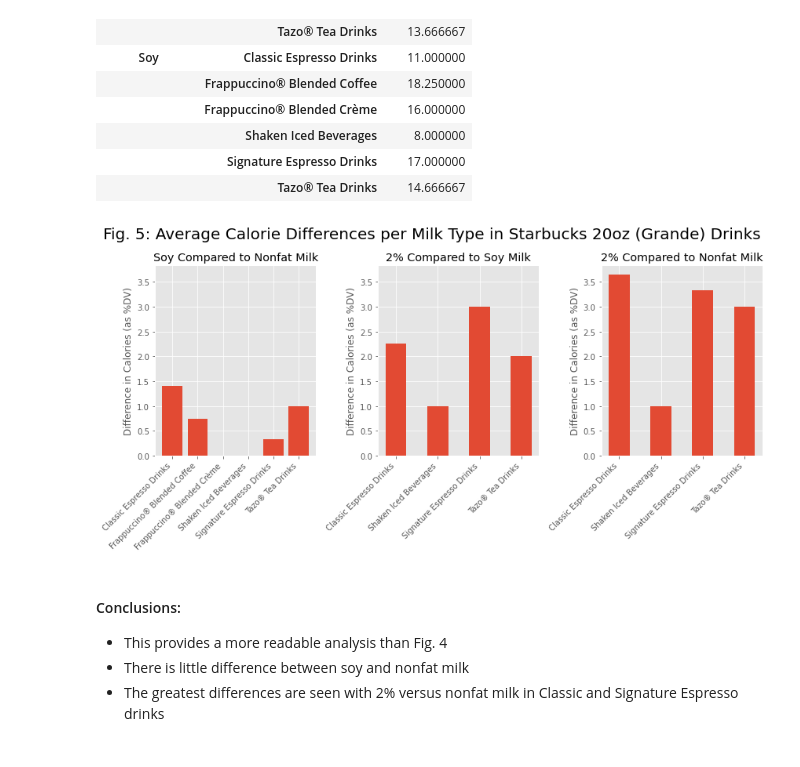
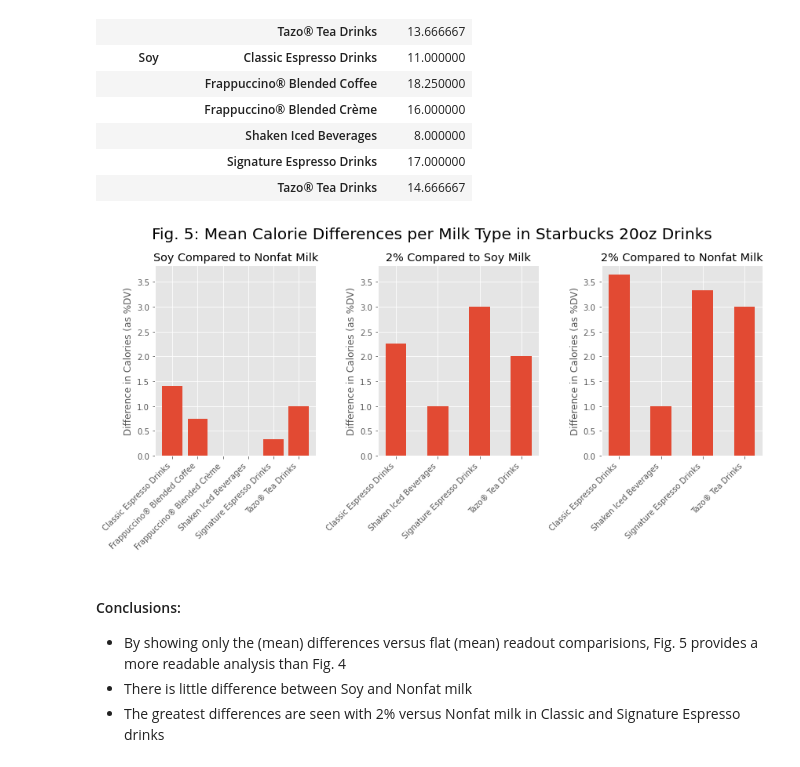
Before and after one commit to Ugi77/projects, a Jupyter notebook: NutritionAnalysisTour/desc_stats_pandas.ipynb, the cells around one changed output. Cells and saved outputs as stored; diff of their text form; code cells hidden in the pictures.

```diff
--- a/NutritionAnalysisTour/desc_stats_pandas.ipynb
+++ b/NutritionAnalysisTour/desc_stats_pandas.ipynb
@@ -336,34 +336,34 @@ result3.append(method2.loc["2%", "Tazo® Tea Drinks"]["calories_%dv"] - method2.
 # %%
 x1 = ["Classic Espresso Drinks", "Frappuccino® Blended Coffee", "Frappuccino® Blended Crème", "Shaken Iced Beverages", "Signature Espresso Drinks", "Tazo® Tea Drinks"]
 x2 = ["Classic Espresso Drinks", "Shaken Iced Beverages", "Signature Espresso Drinks", "Tazo® Tea Drinks"]
 
 plt.style.use('ggplot')
 plt.figure(figsize=(12, 6))
-plt.suptitle("Fig. 5: Average Calorie Differences per Milk Type in Starbucks 20oz (Grande) Drinks", fontsize = 20)
+plt.suptitle("Fig. 5: Mean Calorie Differences per Milk Type in Starbucks 20oz Drinks", fontsize = 20)
 
 ax = plt.subplot(1,3,1)
 plt.title("Soy Compared to Nonfat Milk")
 plt.bar(x1, result1)
 plt.ylabel("Difference in Calories (as %DV)")
 plt.xticks(rotation = 45, ha ='right')
 
 plt.subplot(1,3,2, sharey=ax)
 plt.title("2% Compared to Soy Milk")
 plt.bar(x2, result2, width = 0.5)
 plt.ylabel("Difference in Calories (as %DV)")
 plt.xticks(rotation = 45, ha ='right')
 
 plt.subplot(1,3,3, sharey=ax)
 plt.title("2% Compared to Nonfat Milk")
 plt.bar(x2, result3, width = 0.5)
 plt.ylabel("Difference in Calories (as %DV)")
 plt.xticks(rotation = 45, ha ='right')
 
 plt.tight_layout()
 # %% [output]
-[figure, old version]
+[figure, new version]
 # %% [markdown]
 #### Conclusions:
-+ This provides a more readable analysis than Fig. 4
-+ There is little difference between soy and nonfat milk
-+ The greatest differences are seen with 2% versus nonfat milk in Classic and Signature Espresso drinks
++ By showing only the (mean) differences versus flat (mean) readout comparisions, Fig. 5 provides a more readable analysis than Fig. 4
++ There is little difference between Soy and Nonfat milk
++ The greatest differences are seen with 2% versus Nonfat milk in Classic and Signature Espresso drinks
```
Also changed, not shown: parts of 7 cells of this notebook.
